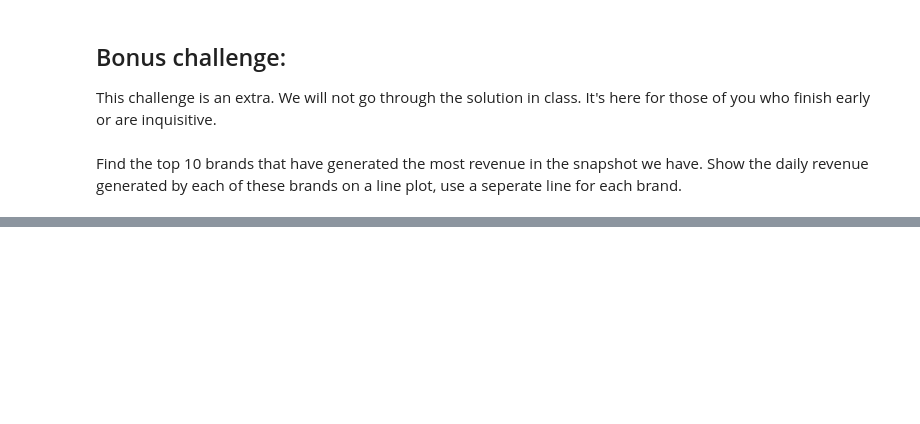
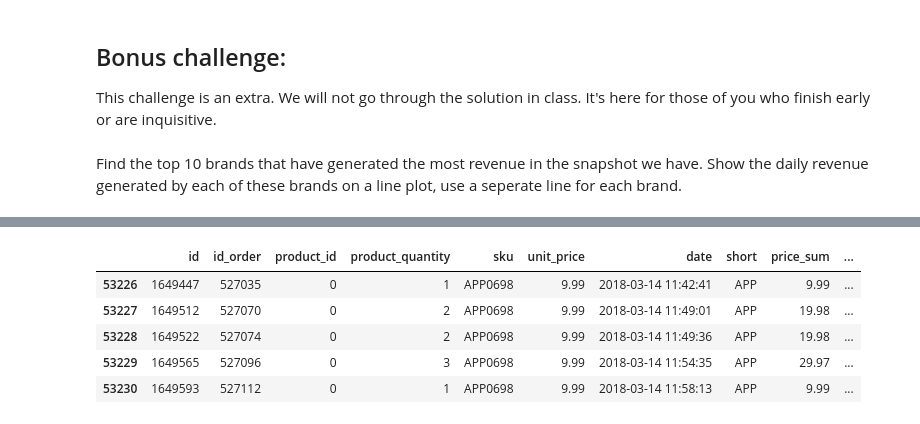
Before and after one commit to PhoenixCC0722/JoinTheGame_Magist, a Jupyter notebook: 3_1_7_seaborn_challenges.ipynb, the cells around one changed output, grey strips where cells are left out. Saved outputs shown, nothing was run; the diff lists cells and outputs as text; code cells hidden in the pictures; blank space fills up the shorter version.

```diff
--- a/3_1_7_seaborn_challenges.ipynb
+++ b/3_1_7_seaborn_challenges.ipynb
@@ -691,0 +736,4 @@ Find the top 10 brands that have generated the most revenue in the snapshot we h
+# %%
+# add a new column in ol_df sum_price --> unit_price * product_quantity
+ol_df["price_sum"] = ol_df["unit_price"] * ol_df["product_quantity"]
+ol_df.tail()
@@ -691,0 +747,14 @@ Find the top 10 brands that have generated the most revenue in the snapshot we h
+# %%
+# merge the ol_df with the brands
+ol_with_brands_df = ol_df.merge(brands,
+                                how="left",
+                                left_on="short",
+                                right_on="short")
+ol_with_brands_df.tail()
+# %% [output]
+|  | id | id_order | product_id | product_quantity | sku | unit_price | date | short | price_sum | ... |
+| 53226 | 1649447 | 527035 | 0 | 1 | APP0698 | 9.99 | 2018-03-14 11:42:41 | APP | 9.99 | ... |
+| 53227 | 1649512 | 527070 | 0 | 2 | APP0698 | 9.99 | 2018-03-14 11:49:01 | APP | 19.98 | ... |
+| 53228 | 1649522 | 527074 | 0 | 2 | APP0698 | 9.99 | 2018-03-14 11:49:36 | APP | 19.98 | ... |
+| 53229 | 1649565 | 527096 | 0 | 3 | APP0698 | 9.99 | 2018-03-14 11:54:35 | APP | 29.97 | ... |
+| 53230 | 1649593 | 527112 | 0 | 1 | APP0698 | 9.99 | 2018-03-14 11:58:13 | APP | 9.99 | ... |
```
Also changed, not shown: parts of 11 cells of this notebook.
